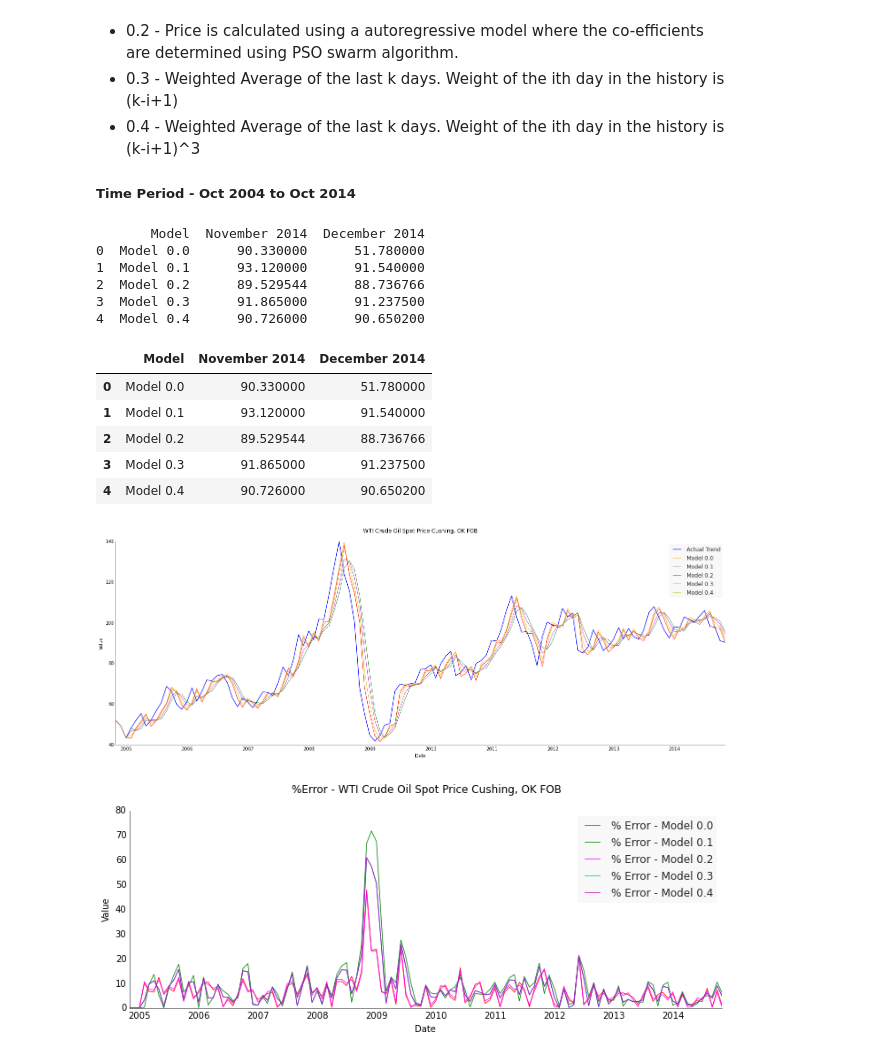
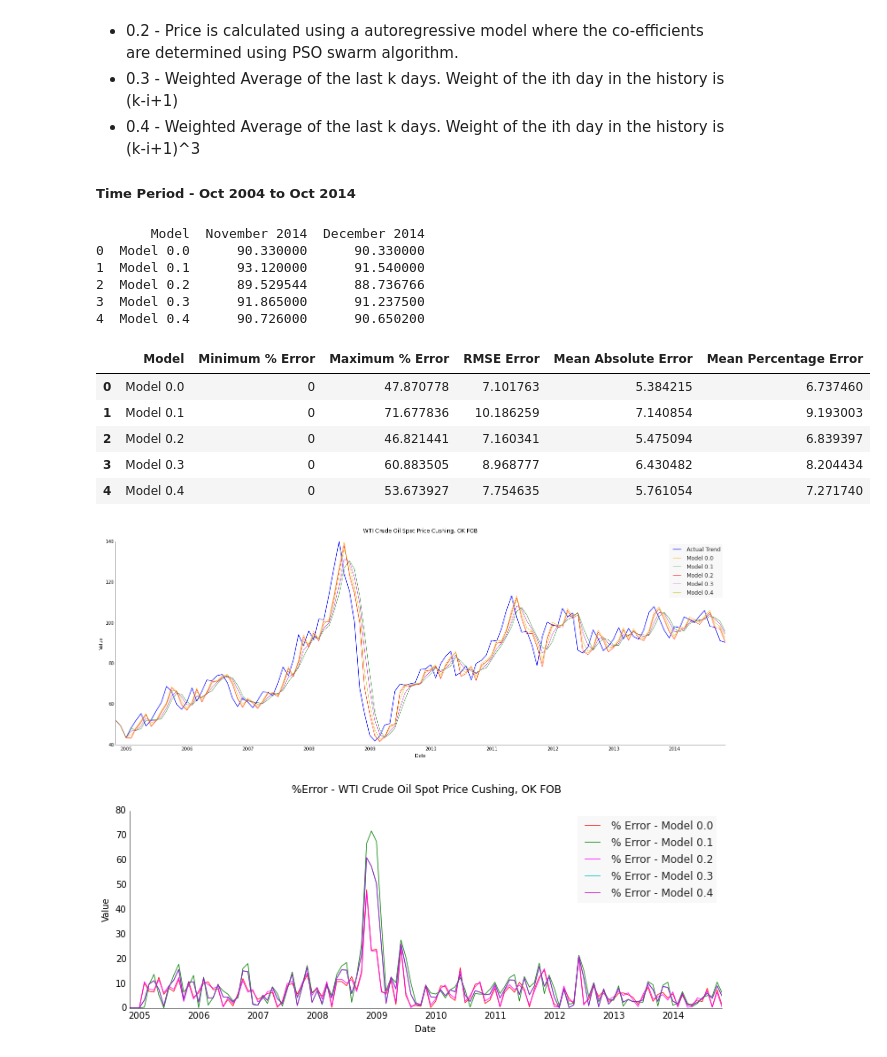
Before and after one commit to Sree-vathsan/CSE591-Data-Science-Project, a Jupyter notebook: baselineModel/bm_oil.ipynb, the cells around one changed output. Drawn from its saved outputs; the diff is of its cells as text; code cells hidden in the pictures.

```diff
--- a/baselineModel/bm_oil.ipynb
+++ b/baselineModel/bm_oil.ipynb
@@ -173,41 +173,41 @@ dfErr['Mean Percentage Error']= (np.mean(errVar_y0),np.mean(errVar_y1),np.mean(e
 dfForecast = pd.DataFrame(data=None, columns=['Model','November 2014','December 2014'])
 dfForecast['Model'] = ('Model 0.0', 'Model 0.1', 'Model 0.2','Model 0.3','Model 0.4')
 
 novForecast=[]
 novForecast.append(y[0])
 novForecast.append((y[0]+y[1]+y[2])/3)
 novForecast.append(0.976*y[0] + 0.01373*y[1] + 0.1157)
 novForecast.append(91.865)
 novForecast.append(90.726)
 decForecast=[]
-decForecast.append(startValue)
+decForecast.append(y[0])
 decForecast.append((novForecast[1] + y[0] + y[1])/3)
 decForecast.append(novForecast[2]*0.976 + 0.01373*y[0] + 0.1157)
 decForecast.append(91.2375)
 decForecast.append(90.6502)
 dfForecast['November 2014'] = novForecast
 dfForecast['December 2014'] = decForecast
 print (dfForecast)
 dfErr
-dfForecast
+
 #(novForecast0,novForecast1,novForecast2)
 
 #print("Minimum % Error")
 #print(min(err_y))
 #print("Maximum % Error")
 #print(max(err_y))
 # %% [output]
        Model  November 2014  December 2014
-0  Model 0.0      90.330000      51.780000
+0  Model 0.0      90.330000      90.330000
 1  Model 0.1      93.120000      91.540000
 2  Model 0.2      89.529544      88.736766
 3  Model 0.3      91.865000      91.237500
 4  Model 0.4      90.726000      90.650200
-|  | Model | November 2014 | December 2014 |
-| 0 | Model 0.0 | 90.330000 | 51.780000 |
-| 1 | Model 0.1 | 93.120000 | 91.540000 |
-| 2 | Model 0.2 | 89.529544 | 88.736766 |
-| 3 | Model 0.3 | 91.865000 | 91.237500 |
-| 4 | Model 0.4 | 90.726000 | 90.650200 |
+|  | Model | Minimum % Error | Maximum % Error | RMSE Error | Mean Absolute Error | Mean Percentage Error |
+| 0 | Model 0.0 | 0 | 47.870778 | 7.101763 | 5.384215 | 6.737460 |
+| 1 | Model 0.1 | 0 | 71.677836 | 10.186259 | 7.140854 | 9.193003 |
+| 2 | Model 0.2 | 0 | 46.821441 | 7.160341 | 5.475094 | 6.839397 |
+| 3 | Model 0.3 | 0 | 60.883505 | 8.968777 | 6.430482 | 8.204434 |
+| 4 | Model 0.4 | 0 | 53.673927 | 7.754635 | 5.761054 | 7.271740 |
 [figure]
 [figure]
```
Also changed, not shown: 1 other file.
